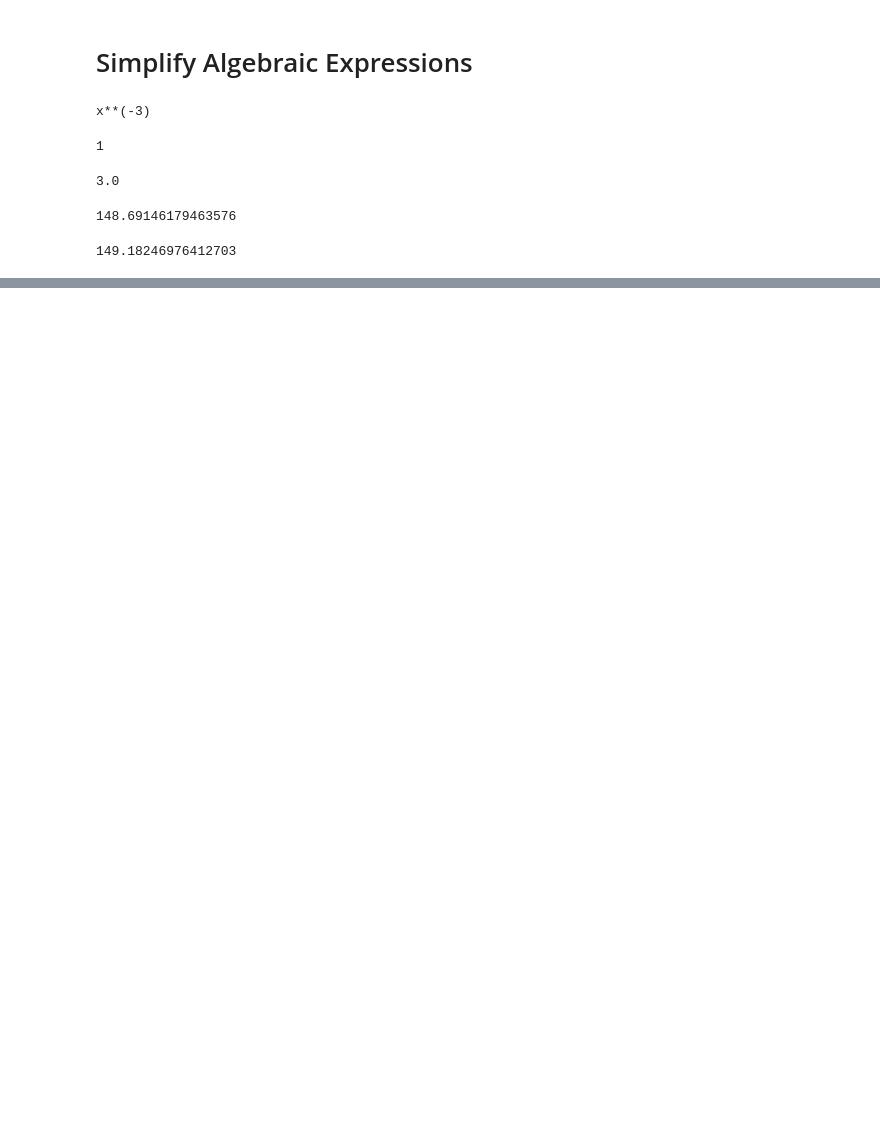
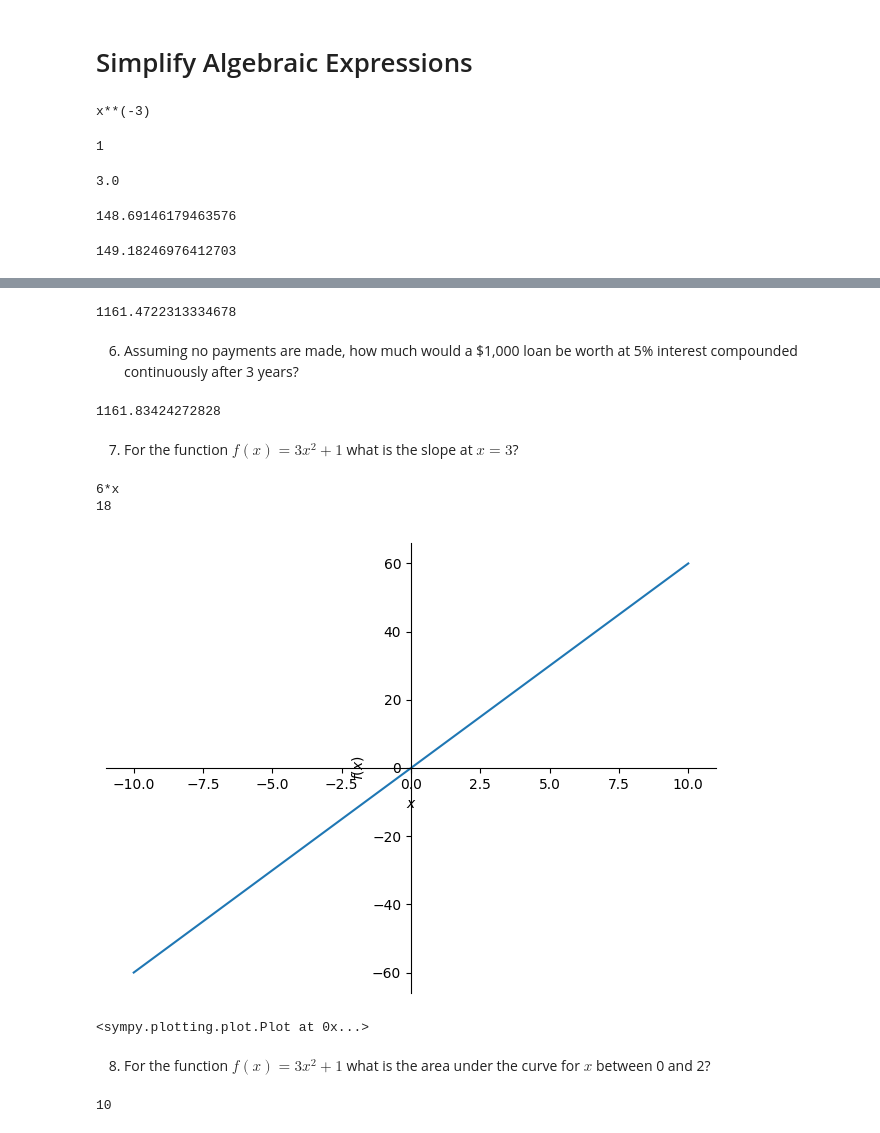
Before and after one commit to zachfreitas/Essential-Math-for-Data-Science, a Jupyter notebook: Chapter-1-Calculus.ipynb, the cells around one changed output, grey strips where cells are left out. Drawn from its saved outputs; the diff is of its cells as text; code cells hidden in the pictures; blank space fills up the shorter version.

```diff
--- a/Chapter_1.ipynb
+++ b/Chapter-1-Calculus.ipynb
@@ -163,0 +474,70 @@ print(a) # prints 149.18246976412703
+# %%
+loan = 1000 # $1,000 loan
+interest = .05 # 5%
+compounded = 12 # Monthly
+years = 3
+
+
+answer = loan * (1 + (interest/compounded))**(compounded * years)
+
+print(answer) # prints 1161.4722313334678
+# %% [output]
+1161.4722313334678
+# %% [markdown]
+6. Assuming no payments are made, how much would a $1,000 loan be worth at 5% interest compounded continuously after 3 years?
+# %%
+loan = 1000 # $1,000 loan
+interest = .05 # 5%
+years = 3
+
+
+answer = loan * exp(interest * years)
+
+print(answer) # prints 1161.4722313334678
+# %% [output]
+1161.83424272828
+# %% [markdown]
+7. For the function $f(x) = 3x^2+1$ what is the slope at $x = 3$?
+# %%
+# Example 1-18. Calculating a derivative in SymPy
+from sympy import *
+
+# Declare 'x' to SymPy
+x = symbols('x')
+
+# Now just use Python syntax to declare function
+f = 3*x**2 + 1
+
+# Calculate the derivative of the function
+dx_f = diff(f)
+print(dx_f) # prints 2*x
+
+# Calculate the slope at x = 3
+print(dx_f.subs(x,3)) # prints 18
+# %% [output]
+6*x
+18
+# %%
+plot(dx_f)
+# %% [output]
+[figure, added]
+<sympy.plotting.plot.Plot at 0x...>
+# %% [markdown]
+8. For the function $f(x) = 3x^2+1$  what is the area under the curve for $x$ between 0 and 2?
+# %%
+# This is integration
+from sympy import *
+
+# Declare 'x' to SymPy
+x = symbols('x')
+
+# Now just use Python syntax to declare function
+f = 3*x**2 + 1
+
+# Calculate the integral of the function with respect to x
+# for the area between x = 0 and 2
+area = integrate(f, (x, 0, 2))
+
+print(area) # prints 10
+# %% [output]
+10
```
Also changed, not shown: parts of 30 cells of this notebook, 1 other file.
